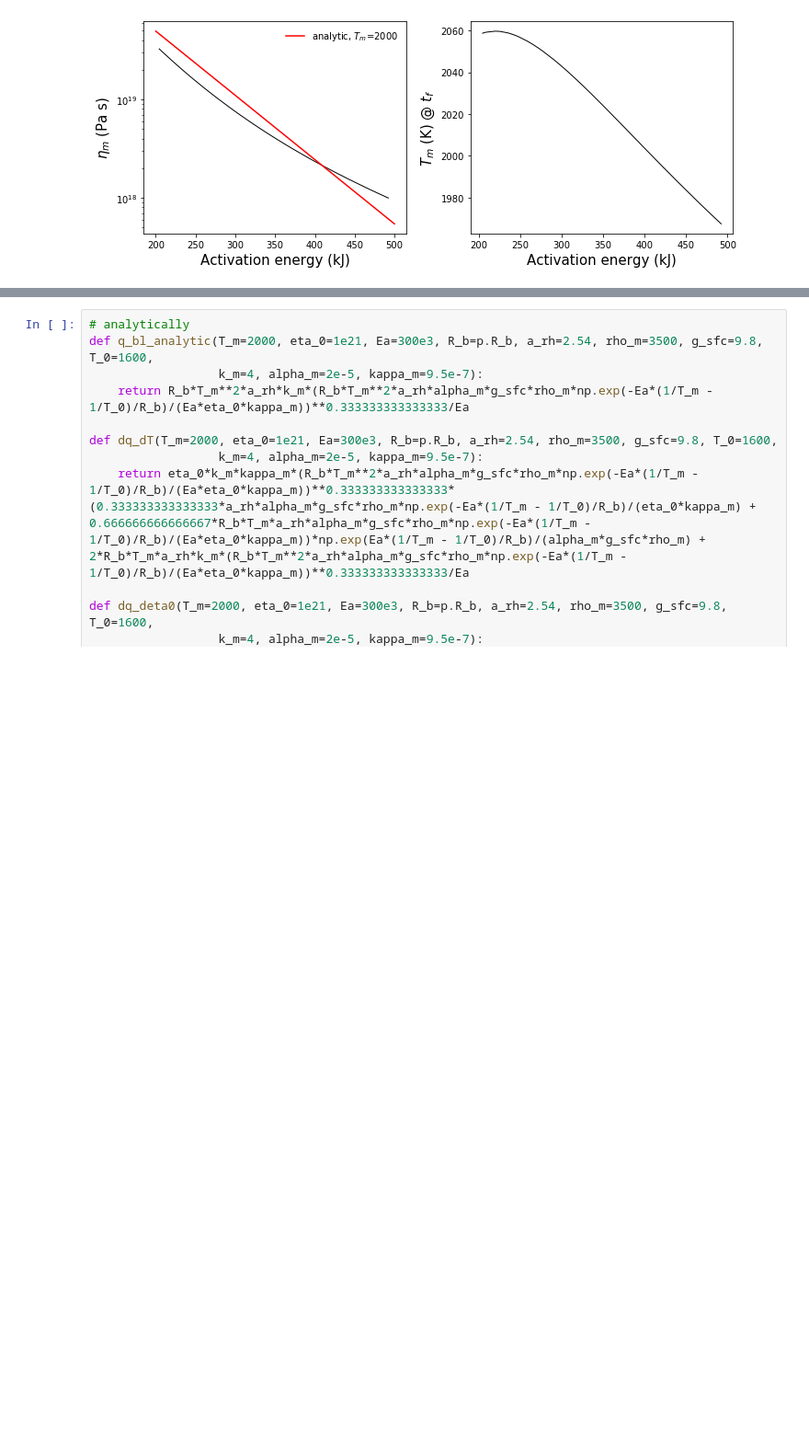
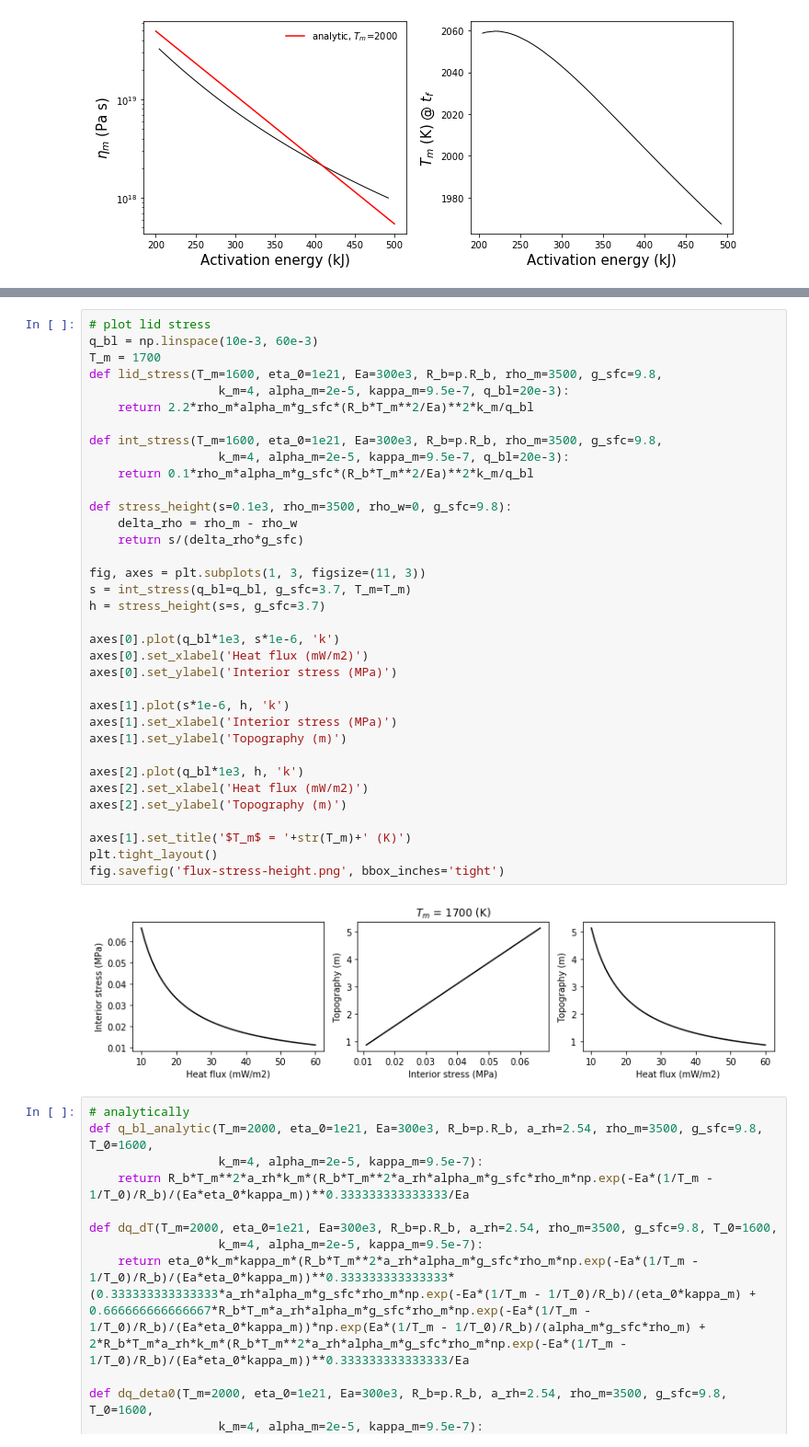
Before and after one commit to clairesworld/exo-top, a Jupyter notebook: top_model.ipynb, the cells around one changed output, grey strips where cells are left out. Shown at 92% size. Cells and saved outputs as stored; diff of their text form; blank space fills up the shorter version.

```diff
--- a/top_model.ipynb
+++ b/top_model.ipynb
@@ -476,3 +483,40 @@ fig, axes = plot_vs_x(scplanets=planets, lplanets=moreplanets, xname=xname, ynam
+# %%
+# plot lid stress
+q_bl = np.linspace(10e-3, 60e-3)
+T_m = 1700
+def lid_stress(T_m=1600, eta_0=1e21, Ea=300e3, R_b=p.R_b, rho_m=3500, g_sfc=9.8,
+                  k_m=4, alpha_m=2e-5, kappa_m=9.5e-7, q_bl=20e-3):
+    return 2.2*rho_m*alpha_m*g_sfc*(R_b*T_m**2/Ea)**2*k_m/q_bl
+
+def int_stress(T_m=1600, eta_0=1e21, Ea=300e3, R_b=p.R_b, rho_m=3500, g_sfc=9.8,
+                  k_m=4, alpha_m=2e-5, kappa_m=9.5e-7, q_bl=20e-3):
+    return 0.1*rho_m*alpha_m*g_sfc*(R_b*T_m**2/Ea)**2*k_m/q_bl
+
+def stress_height(s=0.1e3, rho_m=3500, rho_w=0, g_sfc=9.8):
+    delta_rho = rho_m - rho_w
+    return s/(delta_rho*g_sfc)
+
+fig, axes = plt.subplots(1, 3, figsize=(11, 3))
+s = int_stress(q_bl=q_bl, g_sfc=3.7, T_m=T_m)
+h = stress_height(s=s, g_sfc=3.7)
+
+axes[0].plot(q_bl*1e3, s*1e-6, 'k')
+axes[0].set_xlabel('Heat flux (mW/m2)')
+axes[0].set_ylabel('Interior stress (MPa)')
+
+axes[1].plot(s*1e-6, h, 'k')
+axes[1].set_xlabel('Interior stress (MPa)')
+axes[1].set_ylabel('Topography (m)')
+
+axes[2].plot(q_bl*1e3, h, 'k')
+axes[2].set_xlabel('Heat flux (mW/m2)')
+axes[2].set_ylabel('Topography (m)')
+
+axes[1].set_title('$T_m$ = '+str(T_m)+' (K)')
+plt.tight_layout()
+fig.savefig('flux-stress-height.png', bbox_inches='tight')
+# %% [output]
+[figure, added]
 # %%
 # analytically
 def q_bl_analytic(T_m=2000, eta_0=1e21, Ea=300e3, R_b=p.R_b, a_rh=2.54, rho_m=3500, g_sfc=9.8, T_0=1600,
```
Also changed, not shown: parts of 3 cells of this notebook, 3 other files.
